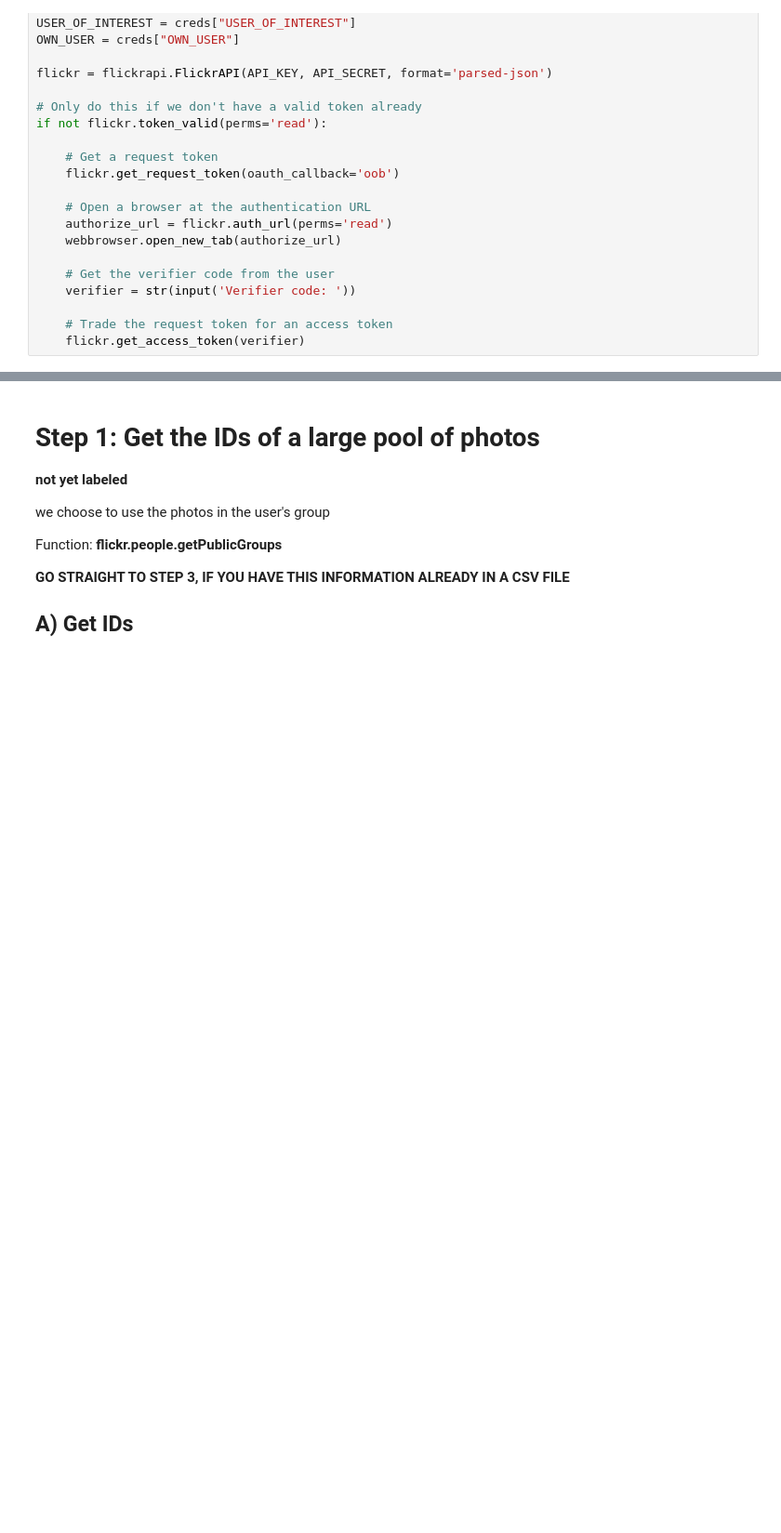
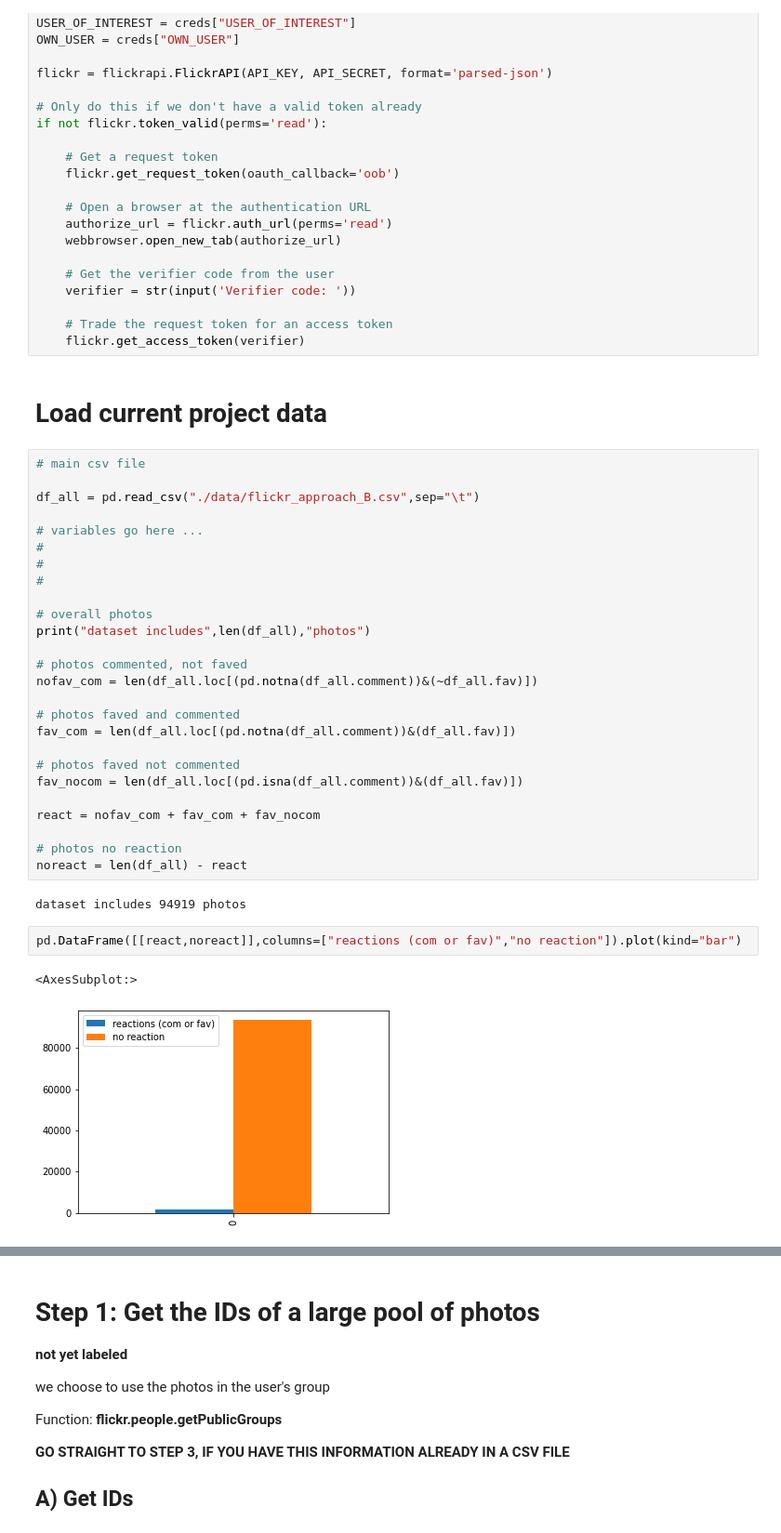
Before and after one commit to dominikpegler/internship_ml, a Jupyter notebook: flickr_approach_B.ipynb, the cells around one changed output, grey strips where cells are left out. Shown at 93% size. Drawn from its saved outputs; the diff is of its cells as text; blank space fills up the shorter version.

```diff
--- a/flickr_approach_B.ipynb
+++ b/flickr_approach_B.ipynb
@@ -33,3 +33,38 @@ if not flickr.token_valid(perms='read'):
 
     # Trade the request token for an access token
     flickr.get_access_token(verifier)
+# %% [markdown]
+# Load current project data
+# %%
+# main csv file
+
+df_all = pd.read_csv("./data/flickr_approach_B.csv",sep="\t")
+
+# variables go here ...
+#
+#
+#
+
+# overall photos
+print("dataset includes",len(df_all),"photos")
+
+# photos commented, not faved
+nofav_com = len(df_all.loc[(pd.notna(df_all.comment))&(~df_all.fav)])
+
+# photos faved and commented
+fav_com = len(df_all.loc[(pd.notna(df_all.comment))&(df_all.fav)])
+
+# photos faved not commented
+fav_nocom = len(df_all.loc[(pd.isna(df_all.comment))&(df_all.fav)])
+
+react = nofav_com + fav_com + fav_nocom
+
+# photos no reaction
+noreact = len(df_all) - react
+# %% [output]
+dataset includes 94919 photos
+# %%
+pd.DataFrame([[react,noreact]],columns=["reactions (com or fav)","no reaction"]).plot(kind="bar")
+# %% [output]
+<AxesSubplot:>
+[figure, added]
```
Also changed, not shown: parts of 39 cells of this notebook.
